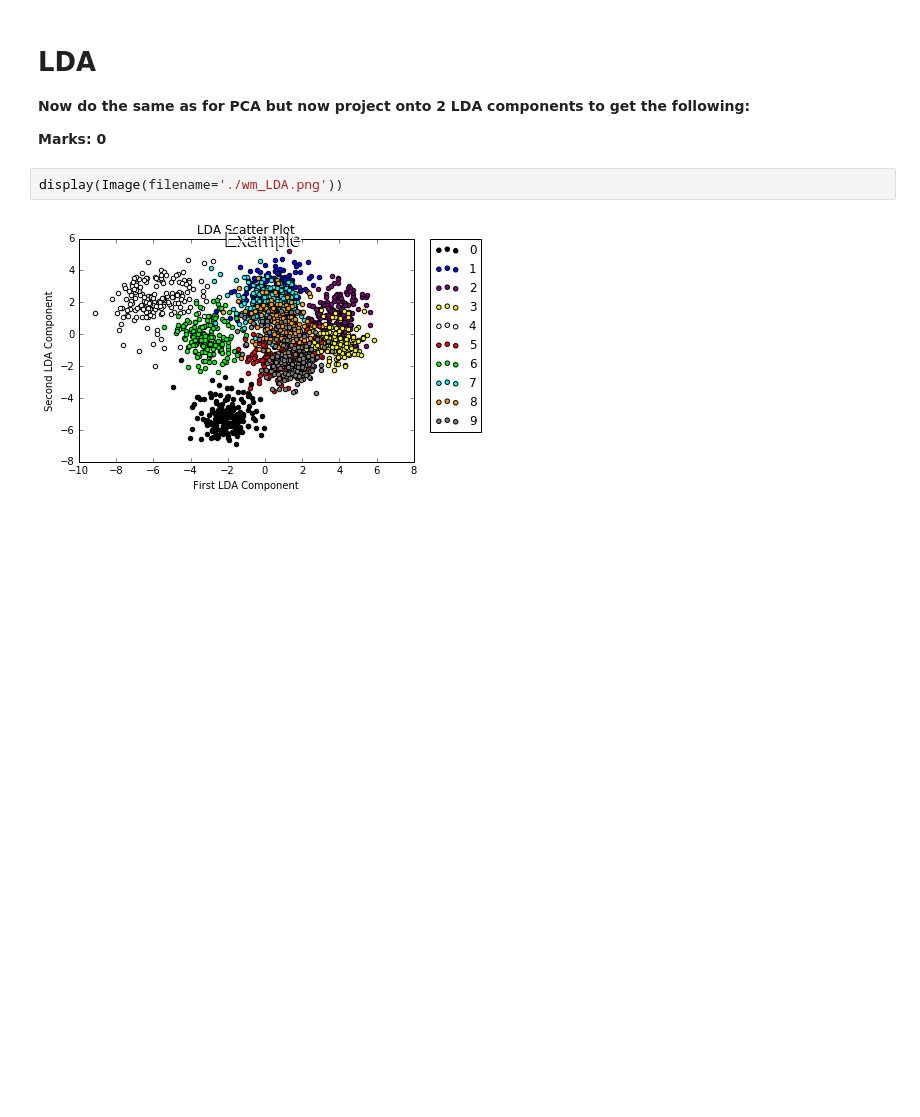
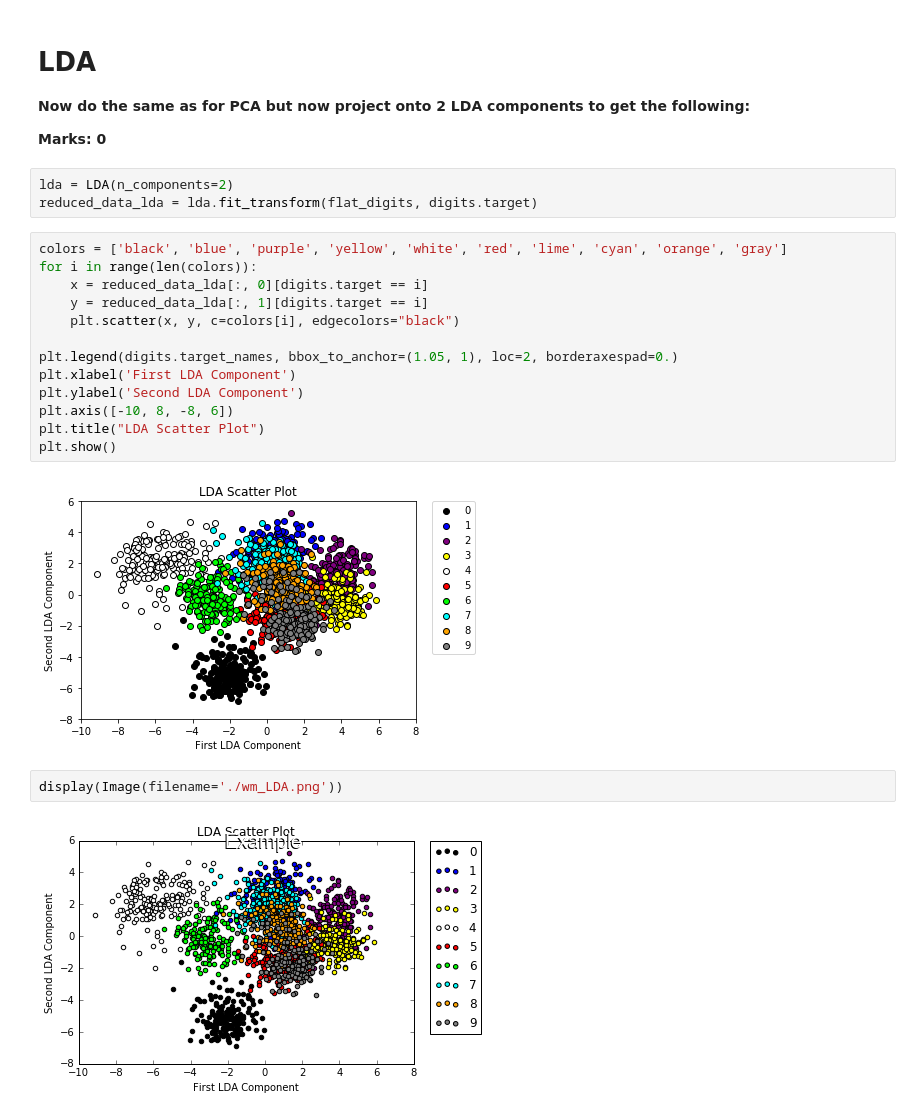
Before and after one commit to MHeymann/assign3rw315, a Jupyter notebook: assign3_resource.ipynb, the cells around one changed output. Saved outputs shown, nothing was run; the diff lists cells and outputs as text; blank space fills up the shorter version.

Commit message:
first work commit

```diff
--- a/assign3_resource.ipynb
+++ b/assign3_resource.ipynb
@@ -133,6 +171,24 @@ NameError: name 'reduced_data_pca' is not defined
 **Now do the same as for PCA but now project onto 2 LDA components to get the following:**
 
 **Marks: 0**
+# %%
+lda = LDA(n_components=2)
+reduced_data_lda = lda.fit_transform(flat_digits, digits.target)
+# %%
+colors = ['black', 'blue', 'purple', 'yellow', 'white', 'red', 'lime', 'cyan', 'orange', 'gray']
+for i in range(len(colors)):
+    x = reduced_data_lda[:, 0][digits.target == i]
+    y = reduced_data_lda[:, 1][digits.target == i]
+    plt.scatter(x, y, c=colors[i], edgecolors="black")
+
+plt.legend(digits.target_names, bbox_to_anchor=(1.05, 1), loc=2, borderaxespad=0.)
+plt.xlabel('First LDA Component')
+plt.ylabel('Second LDA Component')
+plt.axis([-10, 8, -8, 6])
+plt.title("LDA Scatter Plot")
+plt.show()
+# %% [output]
+[figure, added]
 # %%
 display(Image(filename='./wm_LDA.png'))
 # %% [output]
```
Also changed, not shown: parts of 8 cells of this notebook.
